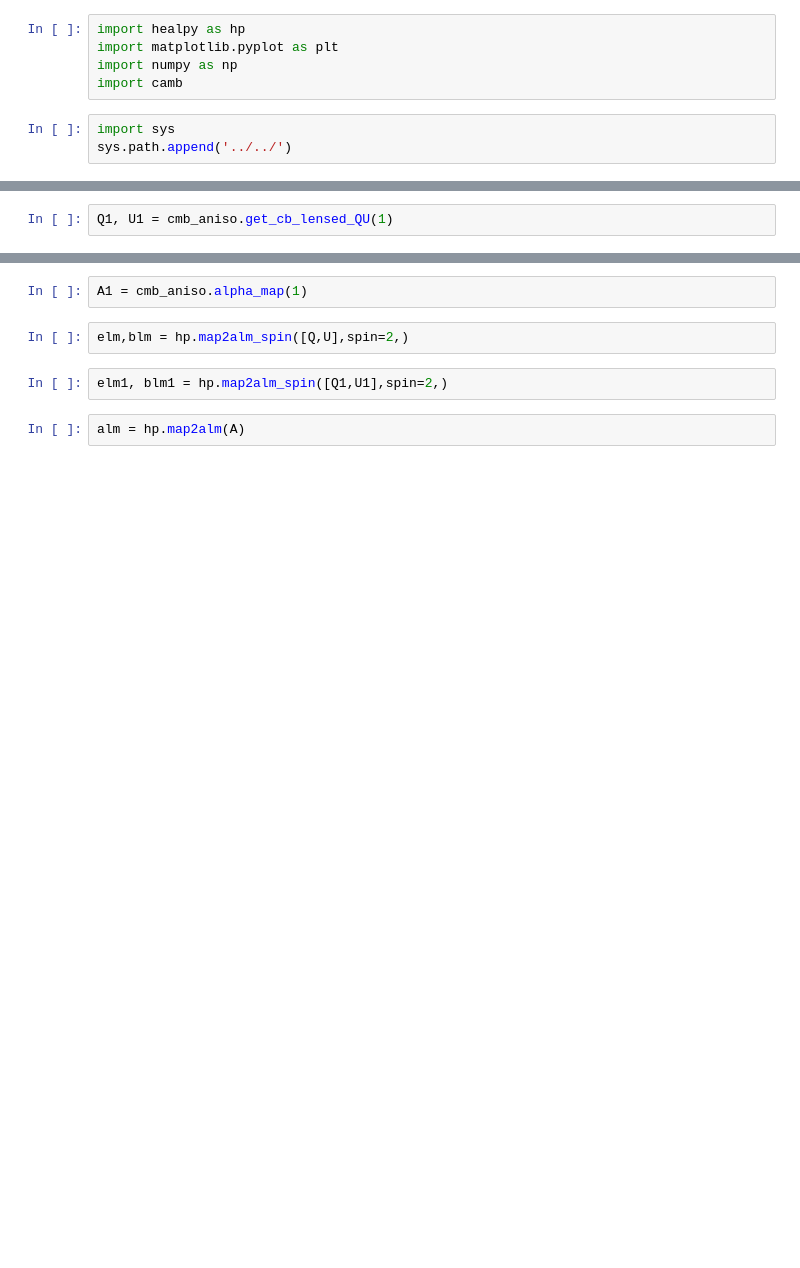
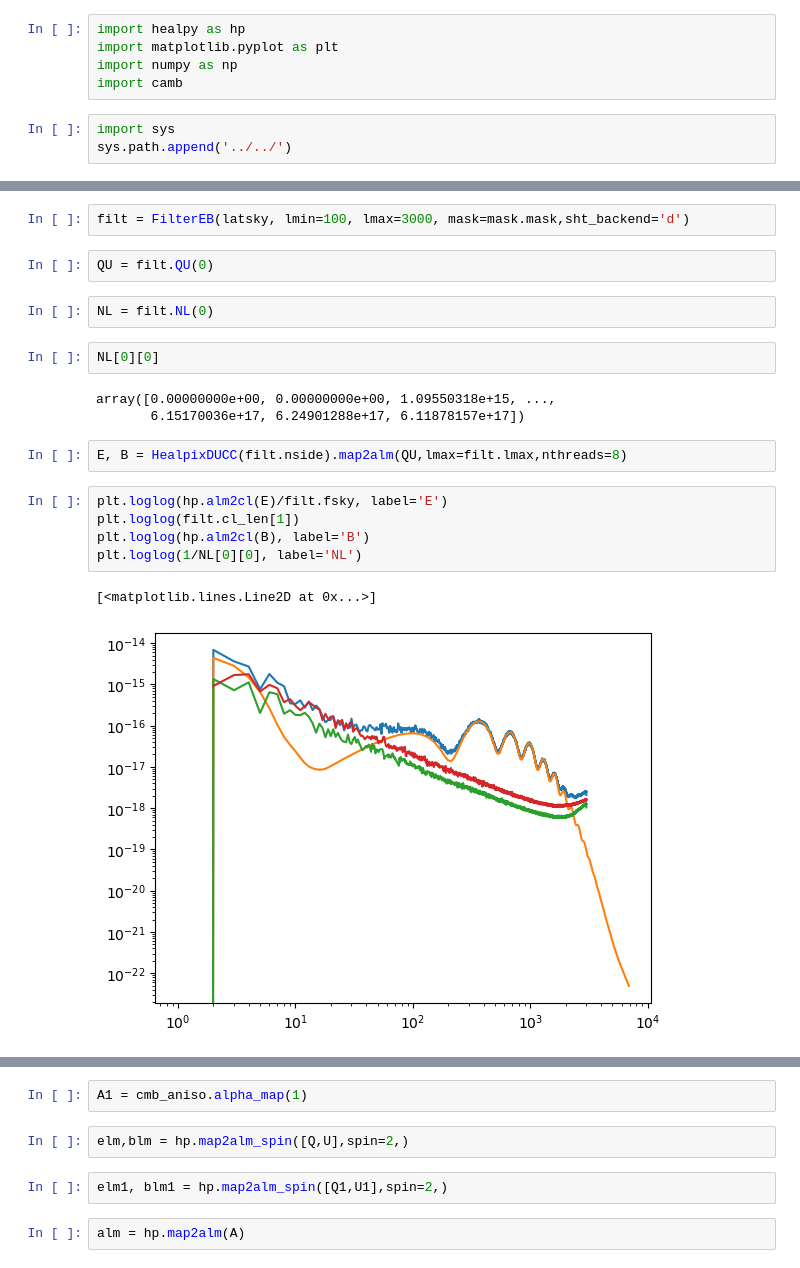
Before and after one commit to antolonappan/cobi, a Jupyter notebook: examples/simulations/aniso.ipynb, the cells around one changed output, grey strips where cells are left out. Drawn from its saved outputs; the diff is of its cells as text; blank space fills up the shorter version.

```diff
--- a/examples/simulations/aniso.ipynb
+++ b/examples/simulations/aniso.ipynb
@@ -19,2 +37,21 @@ CMB : INFO - Anisotropic cosmic birefringence model selected
 # %%
-Q1, U1 = cmb_aniso.get_cb_lensed_QU(1)
+filt = FilterEB(latsky, lmin=100, lmax=3000, mask=mask.mask,sht_backend='d')
+# %%
+QU = filt.QU(0)
+# %%
+NL = filt.NL(0)
+# %%
+NL[0][0]
+# %% [output]
+array([0.00000000e+00, 0.00000000e+00, 1.09550318e+15, ...,
+       6.15170036e+17, 6.24901288e+17, 6.11878157e+17])
+# %%
+E, B = HealpixDUCC(filt.nside).map2alm(QU,lmax=filt.lmax,nthreads=8)
+# %%
+plt.loglog(hp.alm2cl(E)/filt.fsky, label='E')
+plt.loglog(filt.cl_len[1])
+plt.loglog(hp.alm2cl(B), label='B')
+plt.loglog(1/NL[0][0], label='NL')
+# %% [output]
+[<matplotlib.lines.Line2D at 0x...>]
+[figure, added]
```
Also changed, not shown: parts of 5 cells of this notebook, 6 other files.
